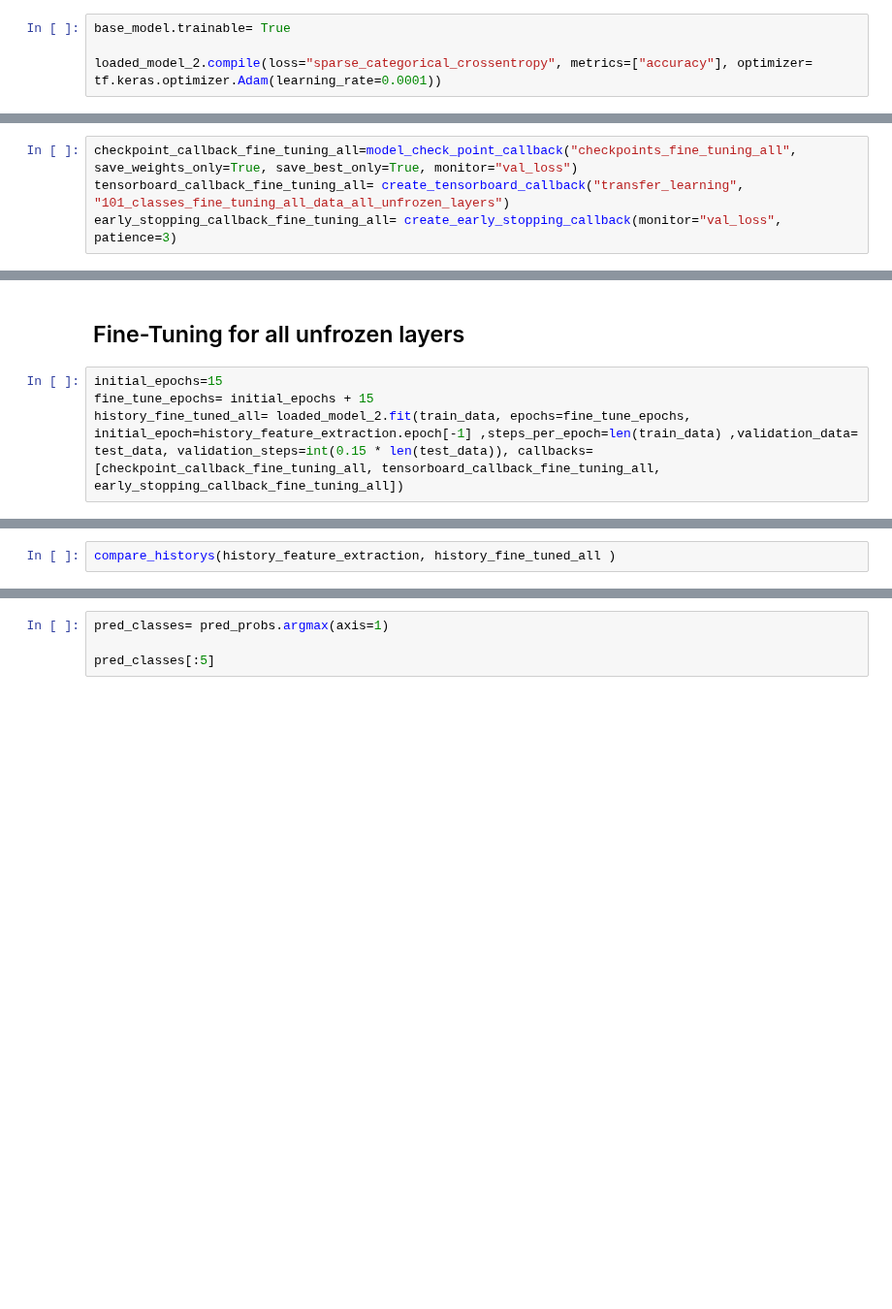
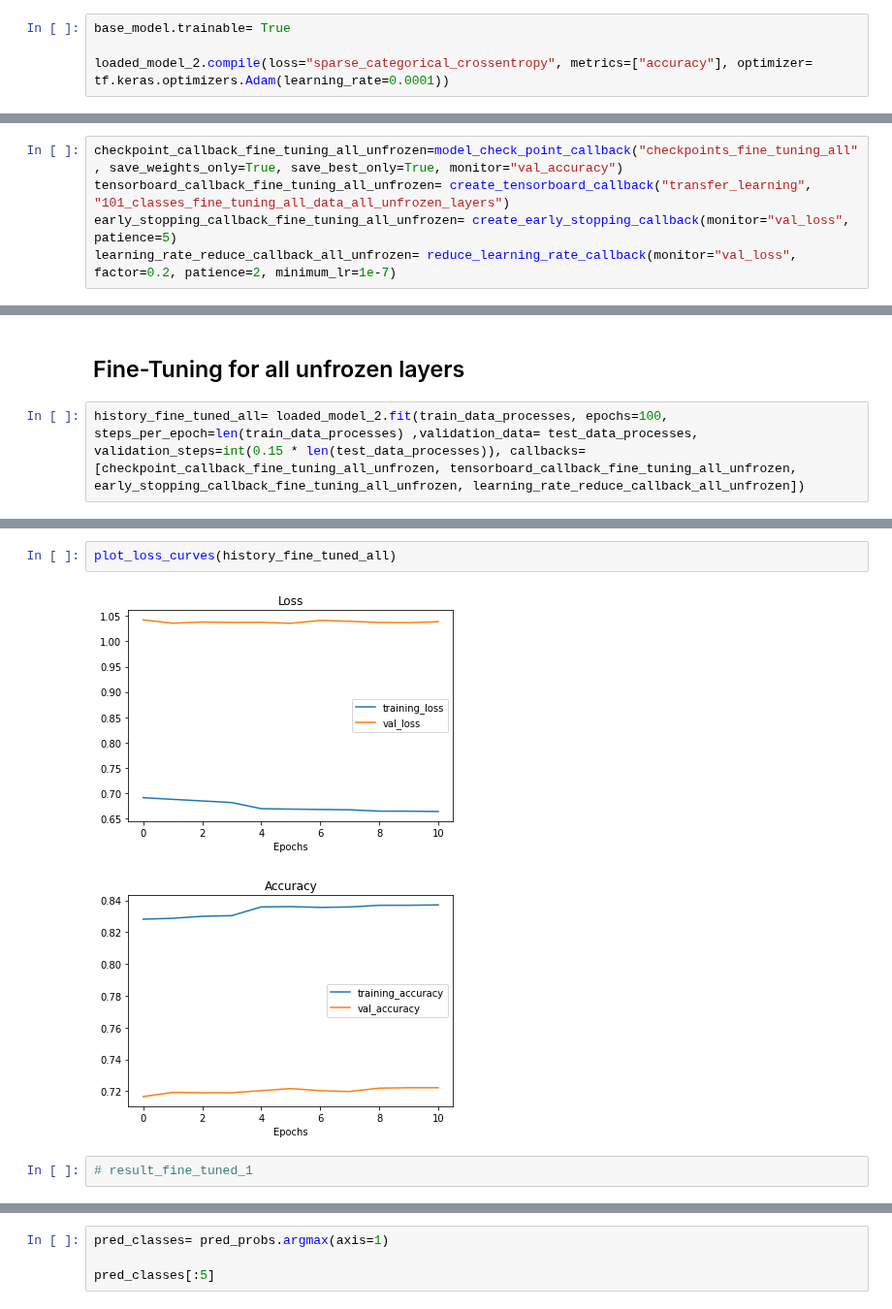
Before and after one commit to arghanath007/Data-Science, a Jupyter notebook: Deep Learning/Transfer Learning/Food_Vision.ipynb, the cells around one changed output, grey strips where cells are left out. Shown at 97% size. Drawn from its saved outputs; the diff is of its cells as text; blank space fills up the shorter version.

```diff
--- a/Deep Learning/Transfer Learning/Food_Vision.ipynb
+++ b/Deep Learning/Transfer Learning/Food_Vision.ipynb
@@ -744,7 +788,7 @@ np.allclose(result_feature_extraction_1, result_loaded_model_2)
 # %%
 base_model.trainable= True
 
-loaded_model_2.compile(loss="sparse_categorical_crossentropy", metrics=["accuracy"], optimizer= tf.keras.optimizer.Adam(learning_rate=0.0001))
+loaded_model_2.compile(loss="sparse_categorical_crossentropy", metrics=["accuracy"], optimizer= tf.keras.optimizers.Adam(learning_rate=0.0001))
 # %%
 for layer in base_model.layers:
   if layer.trainable == True:
@@ -756,6 +834,7 @@ len(loaded_model_2.trainable_variables)
 # %% [markdown]
 ## Callback for Fine-Tuning All unfrozen layers
 # %%
-checkpoint_callback_fine_tuning_all=model_check_point_callback("checkpoints_fine_tuning_all", save_weights_only=True, save_best_only=True, monitor="val_loss")
-tensorboard_callback_fine_tuning_all= create_tensorboard_callback("transfer_learning", "101_classes_fine_tuning_all_data_all_unfrozen_layers")
-early_stopping_callback_fine_tuning_all= create_early_stopping_callback(monitor="val_loss", patience=3)
+checkpoint_callback_fine_tuning_all_unfrozen=model_check_point_callback("checkpoints_fine_tuning_all", save_weights_only=True, save_best_only=True, monitor="val_accuracy")
+tensorboard_callback_fine_tuning_all_unfrozen= create_tensorboard_callback("transfer_learning", "101_classes_fine_tuning_all_data_all_unfrozen_layers")
+early_stopping_callback_fine_tuning_all_unfrozen= create_early_stopping_callback(monitor="val_loss", patience=5)
+learning_rate_reduce_callback_all_unfrozen= reduce_learning_rate_callback(monitor="val_loss", factor=0.2, patience=2, minimum_lr=1e-7)
@@ -762,6 +843,4 @@ early_stopping_callback_fine_tuning_all= create_early_stopping_callback(monitor=
 # %% [markdown]
 ## Fine-Tuning for all unfrozen layers
 # %%
-initial_epochs=15
-fine_tune_epochs= initial_epochs + 15
-history_fine_tuned_all= loaded_model_2.fit(train_data, epochs=fine_tune_epochs, initial_epoch=history_feature_extraction.epoch[-1] ,steps_per_epoch=len(train_data) ,validation_data= test_data, validation_steps=int(0.15 * len(test_data)), callbacks=[checkpoint_callback_fine_tuning_all, tensorboard_callback_fine_tuning_all, early_stopping_callback_fine_tuning_all])
+history_fine_tuned_all= loaded_model_2.fit(train_data_processes, epochs=100, steps_per_epoch=len(train_data_processes) ,validation_data= test_data_processes, validation_steps=int(0.15 * len(test_data_processes)), callbacks=[checkpoint_callback_fine_tuning_all_unfrozen, tensorboard_callback_fine_tuning_all_unfrozen, early_stopping_callback_fine_tuning_all_unfrozen, learning_rate_reduce_callback_all_unfrozen])
@@ -771,2 +871,7 @@ result_loaded_model_2
-# %%
-compare_historys(history_feature_extraction, history_fine_tuned_all )
+# %%
+plot_loss_curves(history_fine_tuned_all)
+# %% [output]
+[figure, added]
+[figure, added]
+# %%
+# result_fine_tuned_1
```
Also changed, not shown: parts of 103 cells of this notebook, 1 other file.
